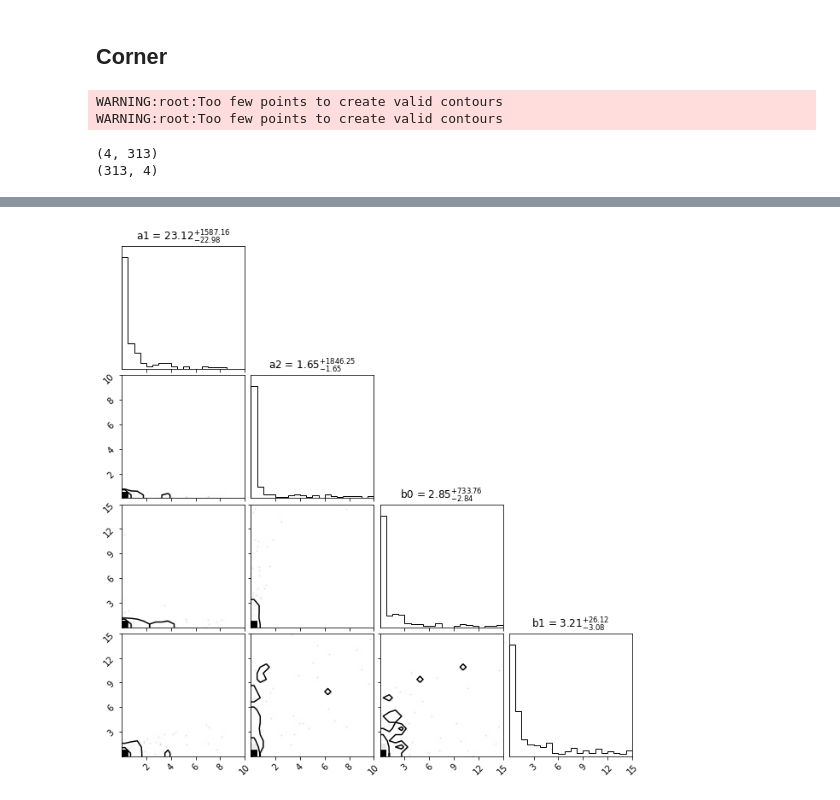
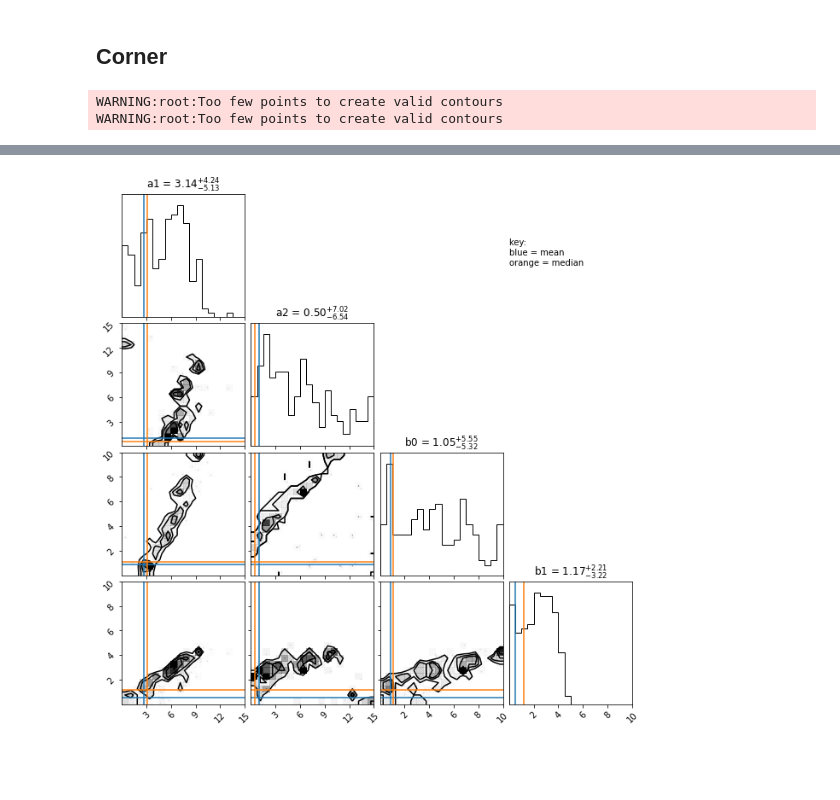
Before and after one commit to TrickyArmyMan/astro-research, a Jupyter notebook: JupyterLab/agn_figures.ipynb, the cells around one changed output, grey strips where cells are left out. Drawn from its saved outputs; the diff is of its cells as text; code cells hidden in the pictures; blank space fills up the shorter version.

Commit message:
remade corner plots

```diff
--- a/JupyterLab/agn_figures.ipynb
+++ b/JupyterLab/agn_figures.ipynb
@@ -690,14 +690,31 @@ plt.savefig('xi_vs_omega0.png')
 # %% [markdown]
 ## Corner
 # %%
-data = np.vstack([dho_fit_data['a1'].to_numpy(), dho_fit_data['a2'].to_numpy(), dho_fit_data['b0'].to_numpy(), dho_fit_data['b1'].to_numpy()])
-print(data.shape)
-print(data.T.shape)
-#corner.corner(data)
-corner.corner(data.T, titles=['a1', 'a2', 'b0', 'b1'], show_titles=True, range=[(0,10),(0,10),(0,15),(0,15)])
-plt.savefig('dho_param_corner.png')
+# save values
+a1, a2, b0, b1 = dho_fit_data['a1'].to_numpy(), dho_fit_data['a2'].to_numpy(), dho_fit_data['b0'].to_numpy(), dho_fit_data['b1'].to_numpy()
+
+# log of values
+a1, a2, b0, b1 = np.log(a1), np.log(a2), np.log(b0), np.log(b1)
+
+# mean of values
+mean_a1, mean_a2, mean_b0, mean_b1 = np.mean(a1), np.mean(a2), np.mean(b0), np.mean(b1)
+means = [mean_a1, mean_a2, mean_b0, mean_b1]
+
+# median of vlues =
+median_a1, median_a2, median_b0, median_b1 = np.median(a1), np.median(a2), np.median(b0), np.median(b1)
+medians = [median_a1, median_a2, median_b0, median_b1]
+
+# corner plot of values
+data = np.vstack([a1, a2, b0, b1])
+figure = corner.corner(data.T, titles=['a1', 'a2', 'b0', 'b1'], show_titles=True, range=[(0,15),(0,15),(0,10),(0,10)])
+
+# overlay means
+corner.overplot_lines(figure, means, color='C0')
+corner.overplot_lines(figure, medians, color='C1')
+
+plt.text(x=0, y=110, s='key: \nblue = mean \norange = median')
+
+plt.savefig('dho_param_corner_05.png')
 # %% [output]
 WARNING:root:Too few points to create valid contours
 WARNING:root:Too few points to create valid contours
-(4, 313)
-(313, 4)
@@ -708 +721 @@ WARNING:root:Too few points to create valid contours
-[figure, old version]
+[figure, new version]
```
Also changed, not shown: parts of 1 cell of this notebook.
